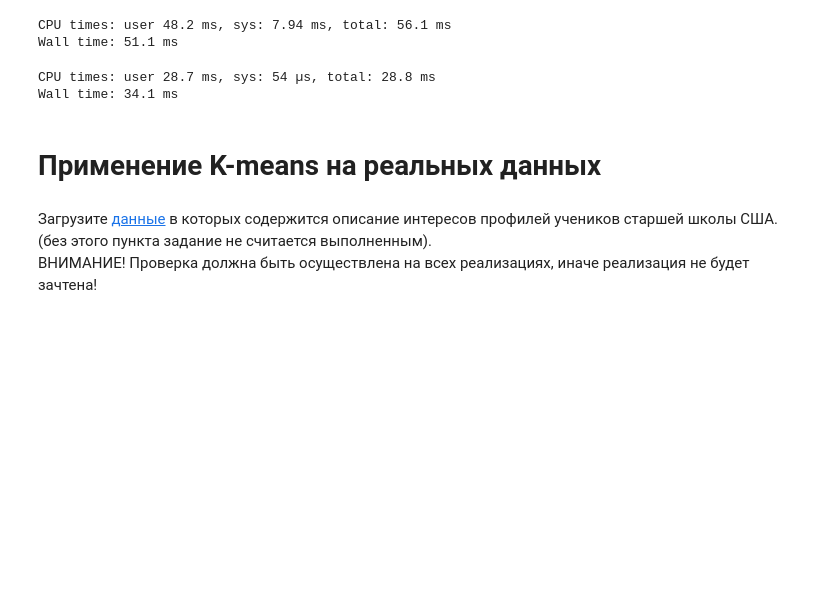
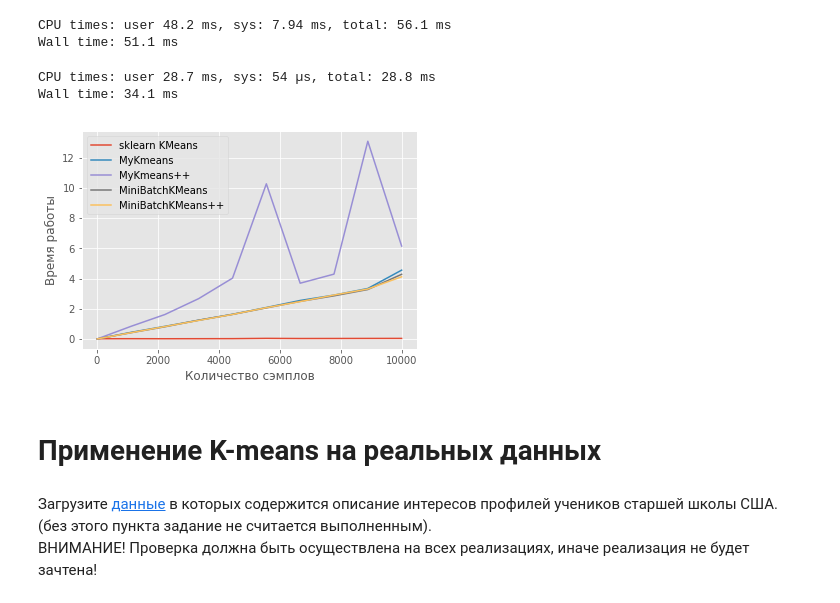
Before and after one commit to MariaMsu/ML_Algorithms, a Jupyter notebook: charapnina_hw4.ipynb, the cells around one changed output. Cells and saved outputs as stored; diff of their text form; code cells hidden in the pictures; blank space fills up the shorter version.

```diff
--- a/cherepnina_hw4.ipynb
+++ b/charapnina_hw4.ipynb
@@ -68,7 +68,7 @@ plt.rcParams['figure.figsize'] = (12,5)
 %load_ext pycodestyle_magic
 # %%
 class MyKmeans:
-    def __init__(self, k=2, metric='euclidean', max_iter=10, random_state=None, init='random'):
+    def __init__(self, k=2, metric='euclidean', max_iter=100, random_state=None, init='random'):
         """
         Инициализация метода
         :k - количество кластеров
@@ -150,7 +150,7 @@ class MyKmeans:
         return self._label_assigner(X, self.centroids)
 # %%
 class MiniBatchKMeans(MyKmeans):
-    def __init__(self, k=2, metric='euclidean', max_iter=10, random_state=None, init='random', batch_size=1000):
+    def __init__(self, k=2, metric='euclidean', max_iter=100, random_state=None, init='random', batch_size=1000):
         MyKmeans.__init__(self, k=k, metric=metric, max_iter=max_iter, random_state=random_state, init=init)
         self.batch_size = batch_size
 
@@ -267,34 +267,37 @@ Wall time: 34.1 ms
 # %%
 from timeit import default_timer
 
 sizes = np.linspace(10, 10000, 10, dtype=int)
-methods = [(KMeans(n_clusters=3), 'sklearn KMeans'),
-          (MyKmeans(k=3, random_state=42), 'MyKmeans'),
-          (MyKmeans(k=3, random_state=42,
-                    init='k-means'), 'MyKmeans++'),
-          (MiniBatchKMeans(k=3, random_state=42,
-                           batch_size=10), 'MiniBatchKMeans'),
-          (MiniBatchKMeans(k=3, random_state=42,
-                           init='k-means', batch_size=10),
-                           'MiniBatchKMeans++')]
+methods = [(KMeans(n_clusters=3),
+            'sklearn KMeans'),
+          (MyKmeans(k=3, random_state=42),
+           'MyKmeans'),
+          (MyKmeans(k=3, random_state=42, init='k-means'),
+           'MyKmeans++'),
+          (MiniBatchKMeans(k=3, random_state=42, batch_size=10),
+           'MiniBatchKMeans'),
+          (MiniBatchKMeans(k=3, random_state=42, init='k-means', batch_size=10),
+           'MiniBatchKMeans++')]
 time = np.empty((len(methods), sizes.shape[0]))
 
 for a, k in enumerate(sizes):
     X, y = make_blobs(n_samples=k, n_features=2, centers=3,
                       cluster_std=1, shuffle=True, random_state=42)
 
     for b, method in enumerate(methods):
         time0 = default_timer()
         method[0].fit(X)
         time[b][a] = default_timer() - time0
 
 for i, method in enumerate(methods):
     plt.plot(sizes, time[i], label=method[1])
 
 plt.xlabel('Количество сэмплов')
 plt.ylabel('Время работы')
 plt.legend()
 plt.show()
+# %% [output]
+[figure, added]
 # %% [markdown]
 # Применение K-means на реальных данных
 # %% [markdown]
```
